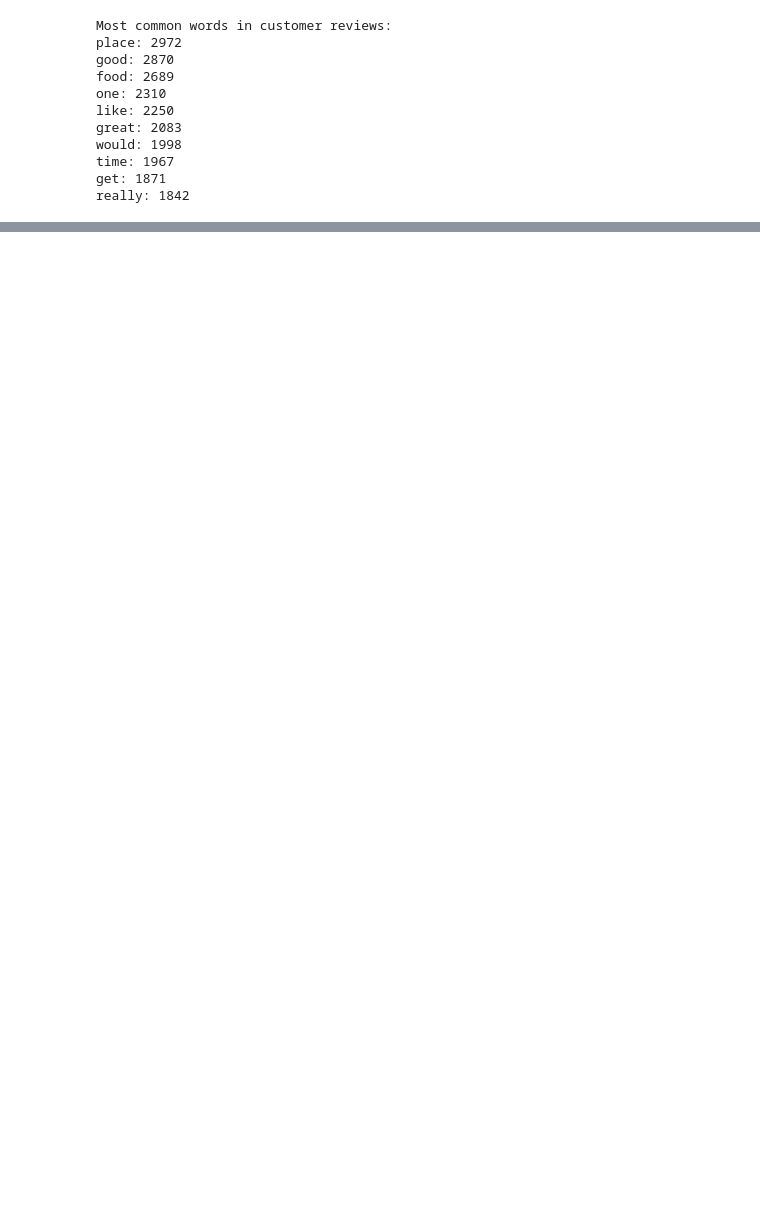
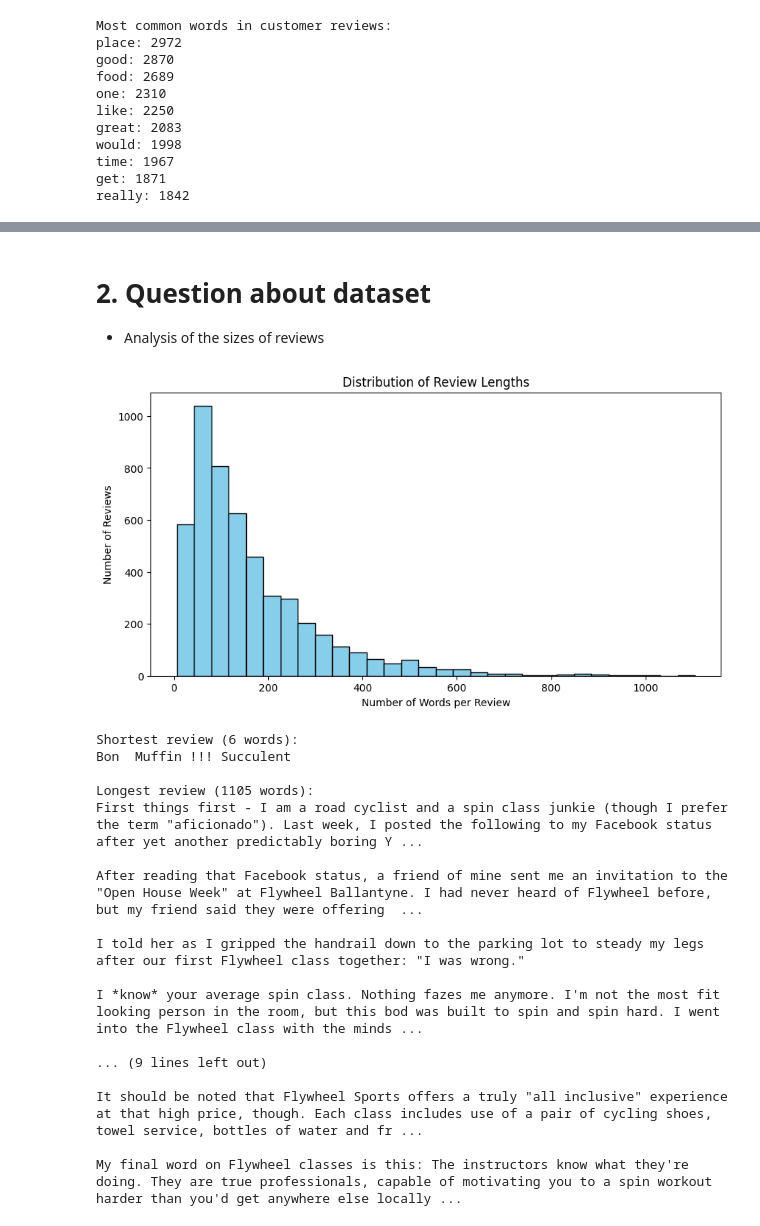
Before and after one commit to esteban2505J/analysisYeldReviews, a Jupyter notebook: yelpReviews.ipynb, the cells around one changed output, grey strips where cells are left out. Saved outputs shown, nothing was run; the diff lists cells and outputs as text; code cells hidden in the pictures; blank space fills up the shorter version.

Commit message:
feat(yelpRwviews): new analysis was added

```diff
--- a/yelpReviews.ipynb
+++ b/yelpReviews.ipynb
@@ -103 +106,50 @@ It's been around since the 30's and they still serve the same thing they started
 Staff was very helpful and friendly.
+# %% [markdown]
+# 2. Question about dataset
+
+- Analysis of the sizes of reviews
+# %%
+
+
+
+# Calculate review lengths (number of words per review)
+review_lengths = data['text'].apply(lambda x: len(nltk.word_tokenize(x)))
+
+# Find the shortest review
+min_length = review_lengths.min()
+shortest_review = data['text'][review_lengths.idxmin()]
+
+# Find the longest review
+max_length = review_lengths.max()
+longest_review = data['text'][review_lengths.idxmax()]
+
+# Plot histogram of review lengths
+plt.figure(figsize=(10,5))
+plt.hist(review_lengths, bins=30, color='skyblue', edgecolor='black')
+plt.title('Distribution of Review Lengths')
+plt.xlabel('Number of Words per Review')
+plt.ylabel('Number of Reviews')
+plt.show()
+
+# Print results
+print("Shortest review ({} words):\n{}".format(min_length, shortest_review))
+print("\nLongest review ({} words):\n{}".format(max_length, longest_review))
+# %% [output]
+[figure, added]
+Shortest review (6 words):
+Bon  Muffin !!! Succulent
+
+Longest review (1105 words):
+First things first - I am a road cyclist and a spin class junkie (though I prefer the term "aficionado"). Last week, I posted the following to my Facebook status after yet another predictably boring Y ...
+
+After reading that Facebook status, a friend of mine sent me an invitation to the "Open House Week" at Flywheel Ballantyne. I had never heard of Flywheel before, but my friend said they were offering  ...
+
+I told her as I gripped the handrail down to the parking lot to steady my legs after our first Flywheel class together: "I was wrong."
+
+I *know* your average spin class. Nothing fazes me anymore. I'm not the most fit looking person in the room, but this bod was built to spin and spin hard. I went into the Flywheel class with the minds ...
+
+... (9 lines left out)
+
+It should be noted that Flywheel Sports offers a truly "all inclusive" experience at that high price, though. Each class includes use of a pair of cycling shoes, towel service, bottles of water and fr ...
+
+My final word on Flywheel classes is this: The instructors know what they're doing. They are true professionals, capable of motivating you to a spin workout harder than you'd get anywhere else locally ...
```
Also changed, not shown: parts of 15 cells of this notebook.
